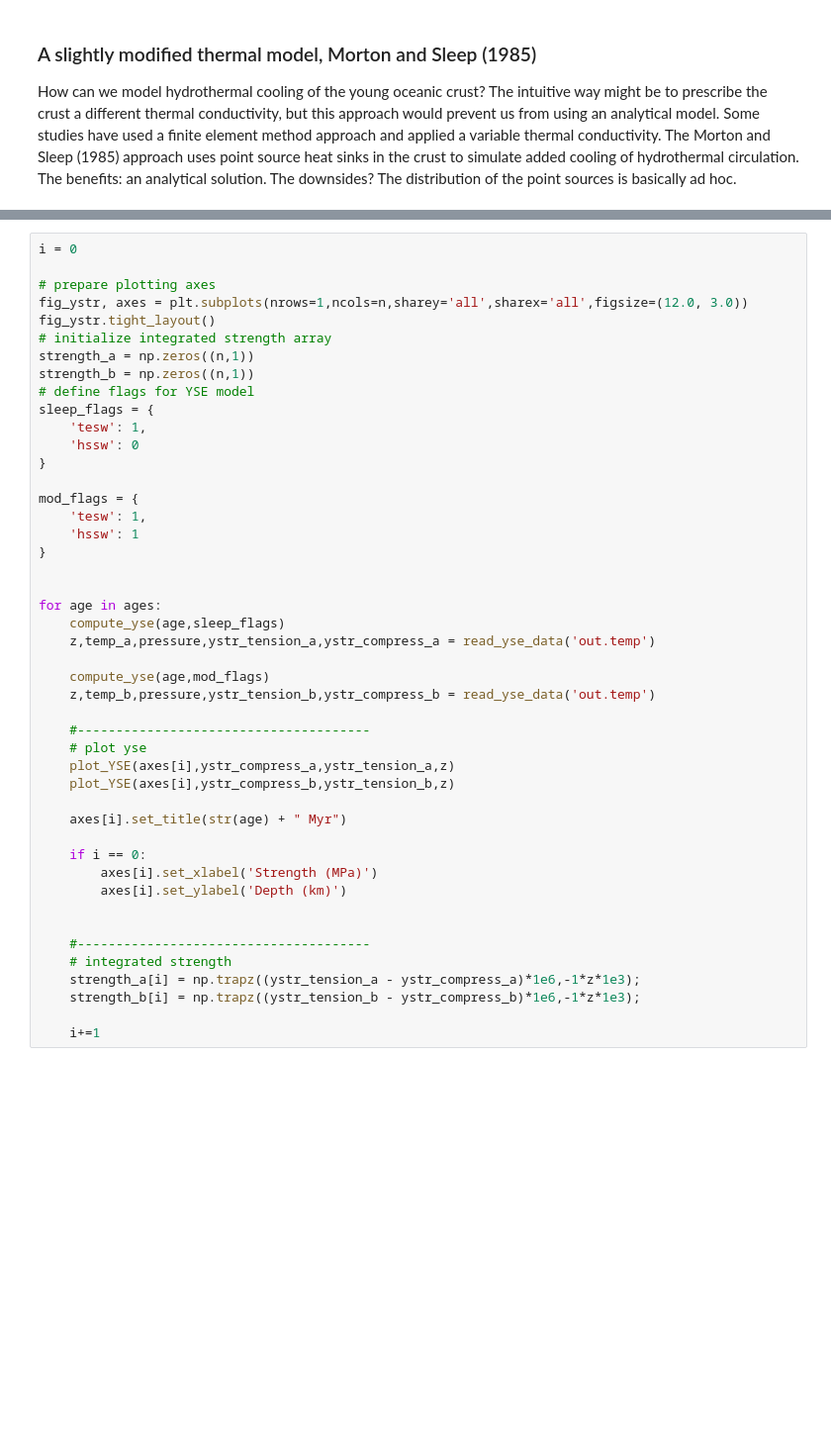
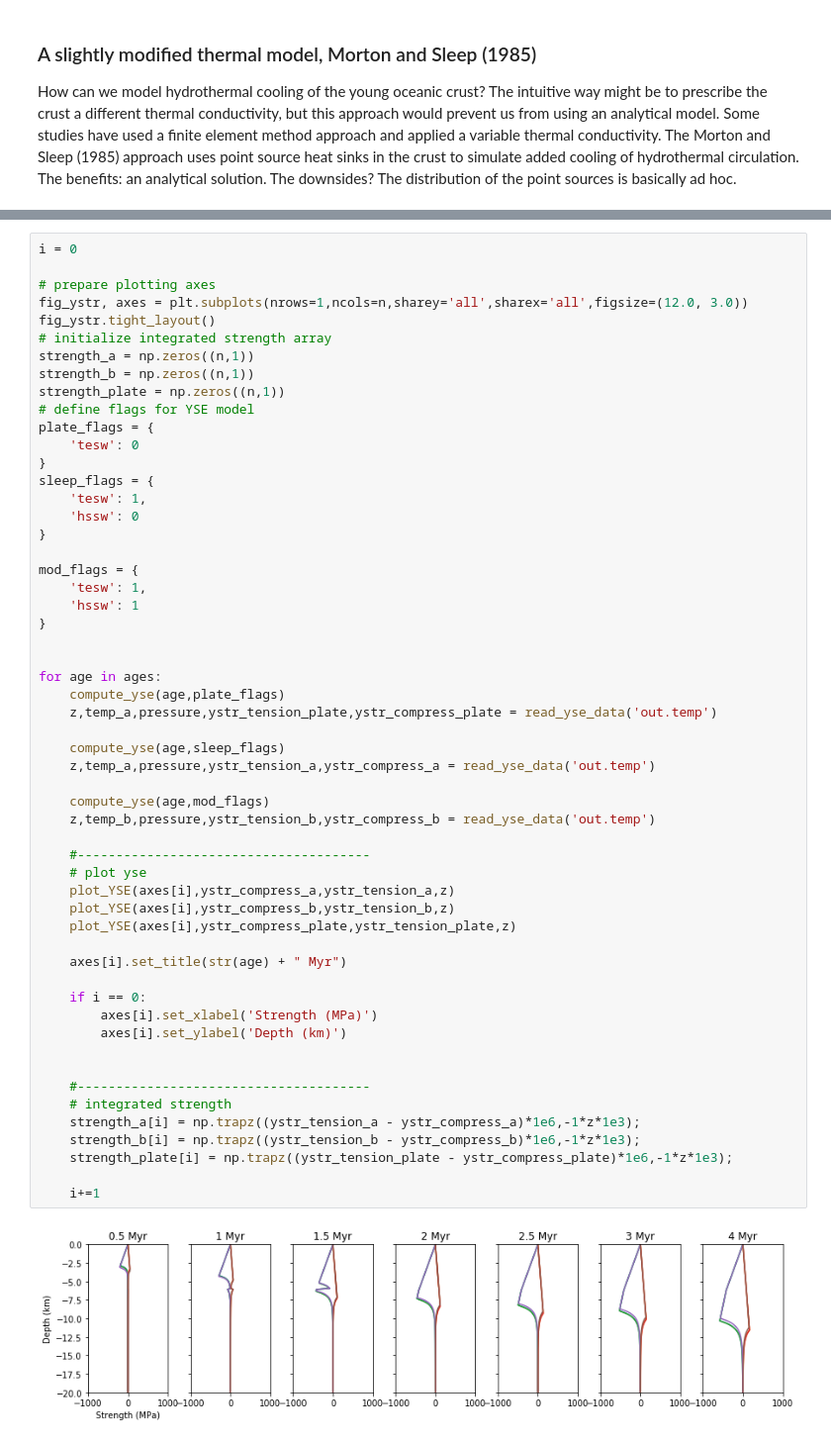
Before and after one commit to hughaharper/yield-strength-envelope, a Jupyter notebook: src/ocean_litho_yse/Ocean-litho-YSE.ipynb, the cells around one changed output, grey strips where cells are left out. Shown: that part at 99% size. Drawn from its saved outputs; the diff is of its cells as text; blank space fills up the shorter version.

```diff
--- a/src/ocean_litho_yse/Ocean-litho-YSE.ipynb
+++ b/src/ocean_litho_yse/Ocean-litho-YSE.ipynb
@@ -211,7 +326,11 @@ fig_ystr.tight_layout()
 # initialize integrated strength array
 strength_a = np.zeros((n,1))
 strength_b = np.zeros((n,1))
+strength_plate = np.zeros((n,1))
 # define flags for YSE model
+plate_flags = {
+    'tesw': 0
+}
 sleep_flags = {
     'tesw': 1,
     'hssw': 0
@@ -221,30 +340,37 @@ mod_flags = {
     'tesw': 1,
     'hssw': 1
 }
 
 
 for age in ages:
+    compute_yse(age,plate_flags)
+    z,temp_a,pressure,ystr_tension_plate,ystr_compress_plate = read_yse_data('out.temp')
+
     compute_yse(age,sleep_flags)
     z,temp_a,pressure,ystr_tension_a,ystr_compress_a = read_yse_data('out.temp')
 
     compute_yse(age,mod_flags)
     z,temp_b,pressure,ystr_tension_b,ystr_compress_b = read_yse_data('out.temp')
 
     #--------------------------------------
     # plot yse
     plot_YSE(axes[i],ystr_compress_a,ystr_tension_a,z)
     plot_YSE(axes[i],ystr_compress_b,ystr_tension_b,z)
+    plot_YSE(axes[i],ystr_compress_plate,ystr_tension_plate,z)
 
     axes[i].set_title(str(age) + " Myr")
 
     if i == 0:
         axes[i].set_xlabel('Strength (MPa)')
         axes[i].set_ylabel('Depth (km)')
 
 
     #--------------------------------------
     # integrated strength
     strength_a[i] = np.trapz((ystr_tension_a - ystr_compress_a)*1e6,-1*z*1e3);
     strength_b[i] = np.trapz((ystr_tension_b - ystr_compress_b)*1e6,-1*z*1e3);
+    strength_plate[i] = np.trapz((ystr_tension_plate - ystr_compress_plate)*1e6,-1*z*1e3);
 
     i+=1
+# %% [output]
+[figure, added]
```
Also changed, not shown: parts of 13 cells of this notebook, 1 other file.
